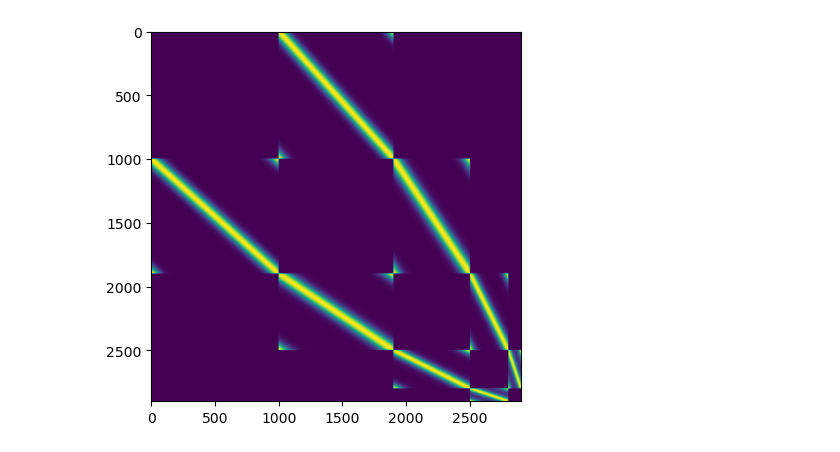
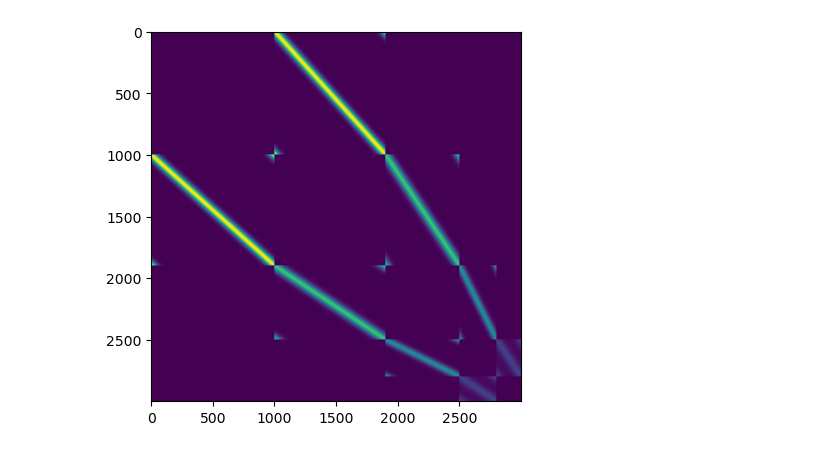
Before and after one commit to rfw256/Memento, a Jupyter notebook: dynamicmemory.ipynb, the cells around one changed output. Drawn from its saved outputs; the diff is of its cells as text; code cells hidden in the pictures.

Commit message:
Added dynamics, and plotted time course. No self or lateral connectivity.

```diff
--- a/dynamicmemory.ipynb
+++ b/dynamicmemory.ipynb
@@ -40,7 +40,7 @@ class DynaToy:
             for ii in range(shape[0]):
                 loc = ((ii/shape[0]) * 2*np.pi)
                 W_l[ii, :] = stats.vonmises.pdf(x, self.kappas[i], loc)
-            W_l /= W_l.max()
+            # W_l /= W_l.max()
             W[rstart:rstop, cstart:cstop] = W_l
             W[cstart:cstop, rstart:rstop] = W_l.T
 
@@ -48,10 +48,37 @@ class DynaToy:
             plt.imshow(W)
 
         return W
+
+
+    def step(self, r):
+        self.r = self.W @ r
+        self.r /= np.linalg.norm(self.r)
+        # self.r /= self.r.max()
+
+        return self.r
-# %%
-layer_sizes = [1000, 900, 600, 300, 100]
-
-model = DynaToy(layer_sizes)
-model.W = model.init_weights(kappas = [10, 5, 3, 1], plot=True)
-# %% [output]
-[figure, removed]
+# %%
+layer_sizes = [1000, 900, 600, 300, 200]
+kappas = [20, 10, 5, 1]
+# kappas = []
+
+
+model = DynaToy(layer_sizes)
+
+model.W = model.init_weights(plot = True, kappas = kappas)
+
+x_input = np.zeros([layer_sizes[0], 1])
+x_pos, x_width = 180, 5
+
+center = int((x_pos/360) * layer_sizes[0])
+halfwidth = int((x_width/360) * layer_sizes[0] / 2)
+
+x_input[(center-halfwidth):(center+halfwidth)] = .1
+
+model.r[model.in_idx] = x_input
+
+timecourse = []
+timecourse.append(model.r)
+for i in range(10):
+    timecourse.append(model.step(model.r))
+# %% [output]
+[figure, added]
```
Also changed, not shown: parts of 1 cell of this notebook, 1 other file.
